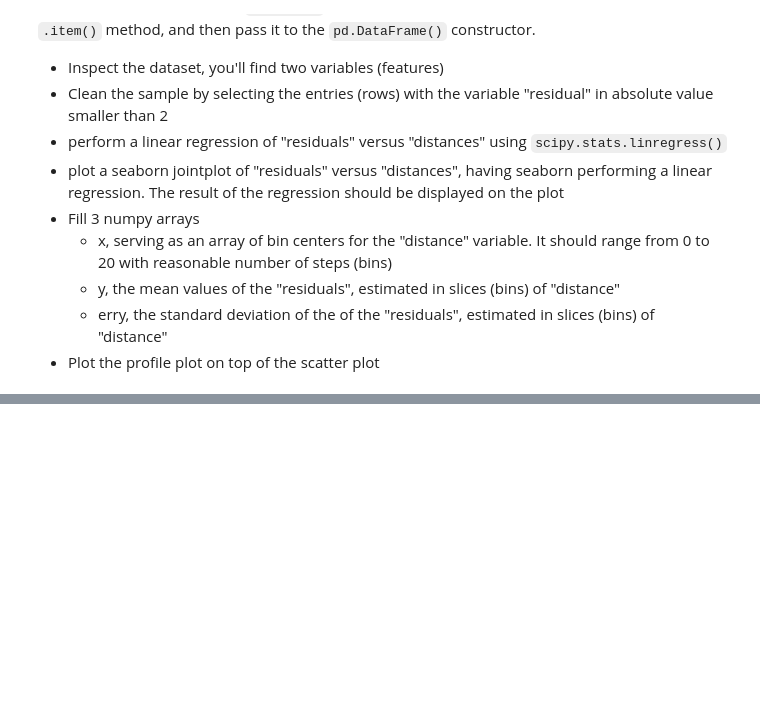
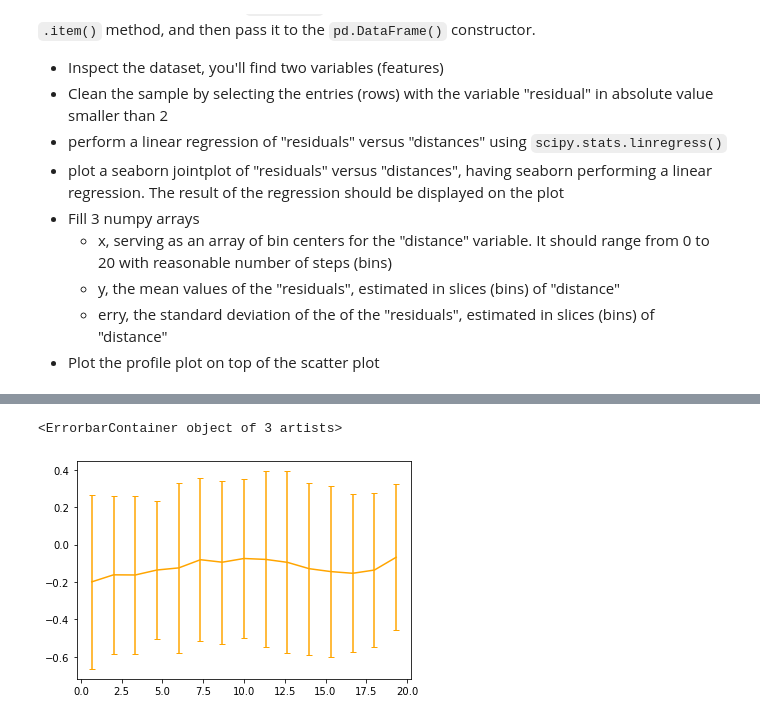
Before and after one commit to Sara-Munafo/LaboratoryOfComputationalPhysics_Y5, a Jupyter notebook: 07_Visualization_exercises.ipynb, the cells around one changed output, grey strips where cells are left out. Drawn from its saved outputs; the diff is of its cells as text; code cells hidden in the pictures; blank space fills up the shorter version.

```diff
--- a/07_Visualization_exercises.ipynb
+++ b/07_Visualization_exercises.ipynb
@@ -172,0 +244,5 @@ Note that you should use the `np.load()` function to load the file as a numpy ar
+# %%
+plt.errorbar(x, y, yerr = erry, color='orange',capsize=3)
+# %% [output]
+<ErrorbarContainer object of 3 artists>
+[figure, added]
```
Also changed, not shown: parts of 16 cells of this notebook.
